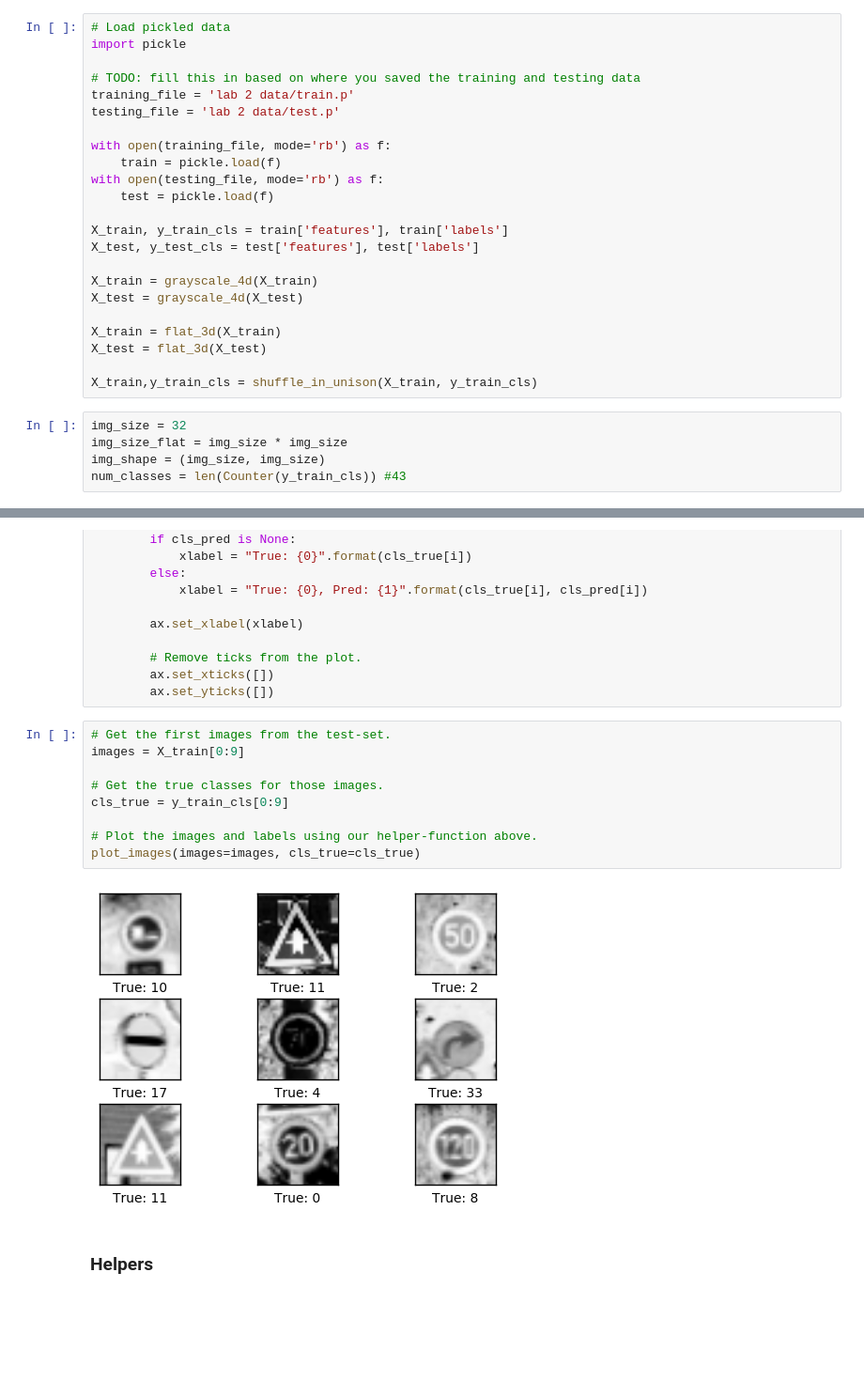
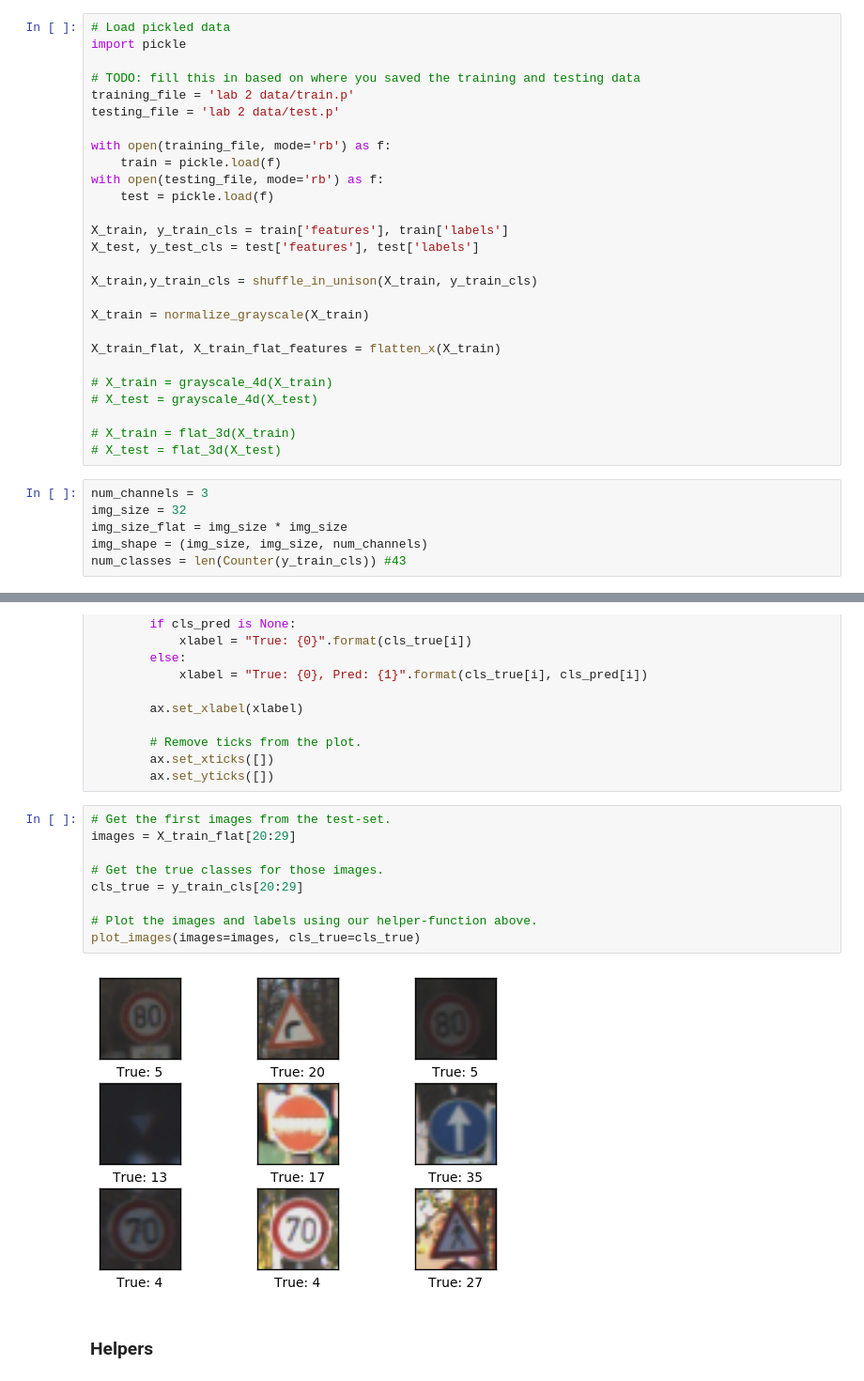
Before and after one commit to sirpsycho85/traffic-signs, a Jupyter notebook: Scratch.ipynb, the cells around one changed output, grey strips where cells are left out. Shown at 94% size. Drawn from its saved outputs; the diff is of its cells as text; blank space fills up the shorter version.

```diff
--- a/Scratch.ipynb
+++ b/Scratch.ipynb
@@ -61,17 +86,22 @@ with open(testing_file, mode='rb') as f:
 X_train, y_train_cls = train['features'], train['labels']
 X_test, y_test_cls = test['features'], test['labels']
 
-X_train = grayscale_4d(X_train)
-X_test = grayscale_4d(X_test)
+X_train,y_train_cls = shuffle_in_unison(X_train, y_train_cls)
 
-X_train = flat_3d(X_train)
-X_test = flat_3d(X_test)
+X_train = normalize_grayscale(X_train)
 
-X_train,y_train_cls = shuffle_in_unison(X_train, y_train_cls)
+X_train_flat, X_train_flat_features = flatten_x(X_train)
+
+# X_train = grayscale_4d(X_train)
+# X_test = grayscale_4d(X_test)
+
+# X_train = flat_3d(X_train)
+# X_test = flat_3d(X_test)
 # %%
+num_channels = 3
 img_size = 32
 img_size_flat = img_size * img_size
-img_shape = (img_size, img_size)
+img_shape = (img_size, img_size, num_channels)
 num_classes = len(Counter(y_train_cls)) #43
 # %%
 encoder = LabelBinarizer()
@@ -103,15 +133,15 @@ def plot_images(images, cls_true, cls_pred=None):
         ax.set_yticks([])
 # %%
 # Get the first images from the test-set.
-images = X_train[0:9]
+images = X_train_flat[20:29]
 
 # Get the true classes for those images.
-cls_true = y_train_cls[0:9]
+cls_true = y_train_cls[20:29]
 
 # Plot the images and labels using our helper-function above.
 plot_images(images=images, cls_true=cls_true)
 # %% [output]
-[figure, old version]
+[figure, new version]
 # %% [markdown]
 ### Helpers
 # %%
```
Also changed, not shown: parts of 24 cells of this notebook, 1 other file.
